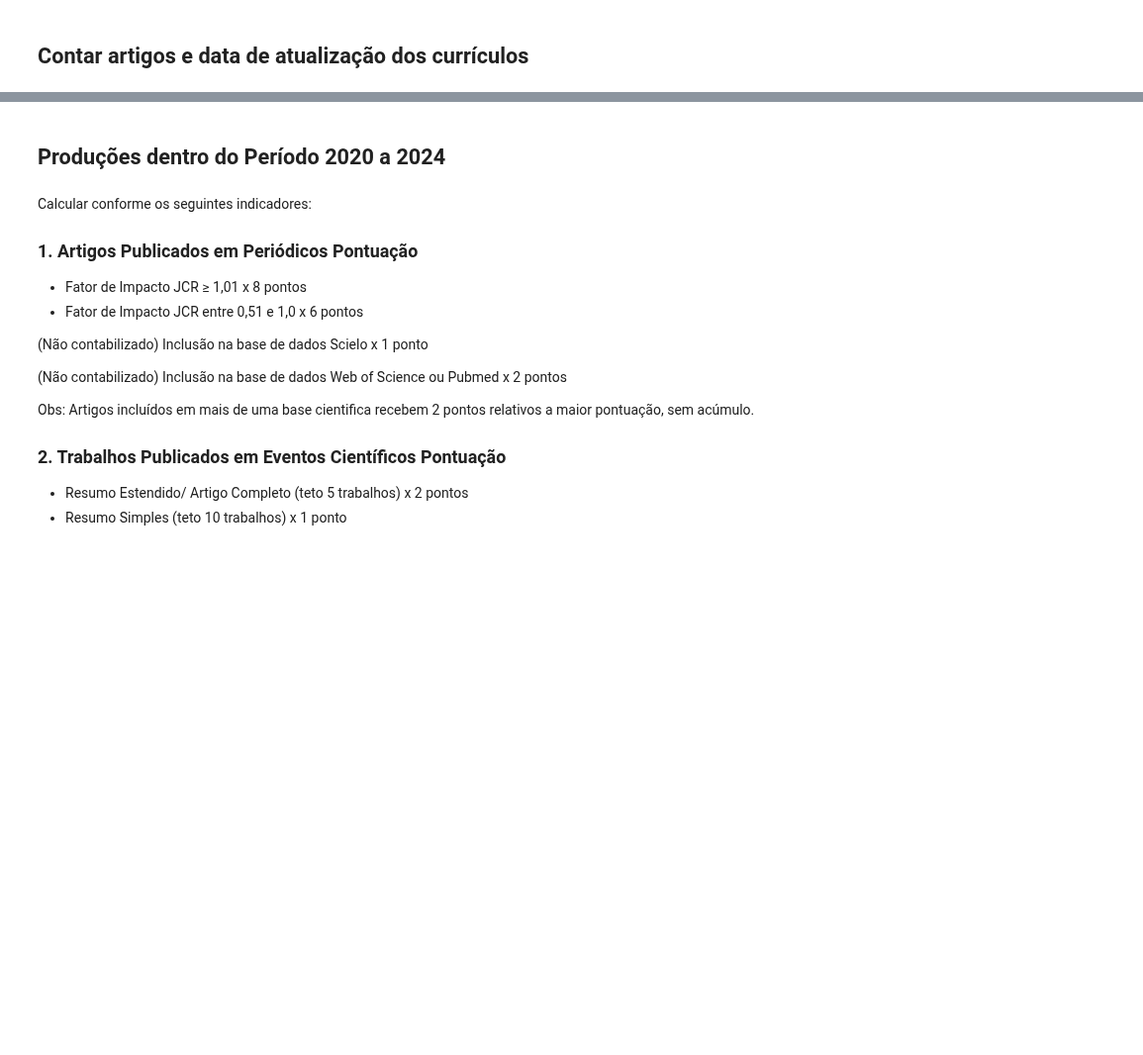
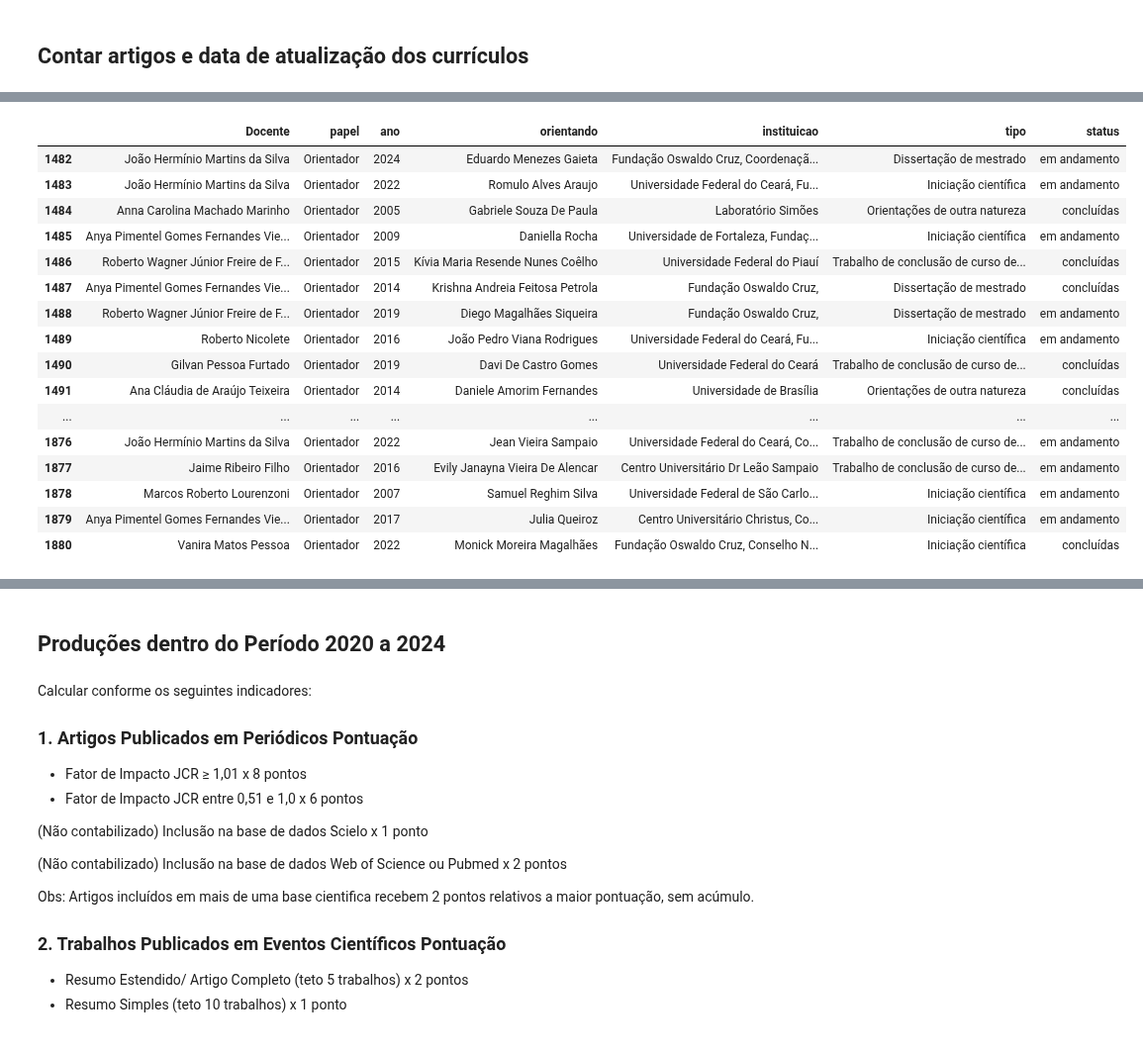
Before and after one commit to makaires77/ppgcs, a Jupyter notebook: nbk_eval_program_FIOCE.ipynb, the cells around one changed output, grey strips where cells are left out. Shown at 99% size. Saved outputs shown, nothing was run; the diff lists cells and outputs as text; code cells hidden in the pictures; blank space fills up the shorter version.

Commit message:
Correção da extração de Orientações iniciada

```diff
--- a/nbk_eval_program_FIOCE.ipynb
+++ b/nbk_eval_program_FIOCE.ipynb
@@ -917,7 +845,3 @@ buscar_palavras_chave_scielo(["Alzheimer", "Diag*"])
-# %%
-# Quando a busca por título/ano na SciELO for implementada
-resultado = verificar_indexacao(titulo=titulo_exemplo, ano=ano_exemplo)
-print(resultado)
 # %% [markdown]
 # <b>F01b: Ler dados salvos</b>
 # %% [markdown]
@@ -1150,0 +1314,7 @@ dtf_atualizado
+# %%
+doi_exemplo = "https://doi.org/10.1590/S0104-11692008000100023"
+titulo_exemplo = "Aluminum as a risk factor for Alzheimer's disease"
+ano_de_publicacao = "2008"
+
+resultado = verificar_indexacao(doi=doi_exemplo, titulo=titulo_exemplo, ano=2023)
+print(resultado)
@@ -1150,0 +1323,3 @@ dtf_atualizado
+# %%
+resultado = verificar_indexacao(titulo=titulo_exemplo, ano=ano_de_publicacao)
+print(resultado)
@@ -1150,0 +1755,29 @@ dtf_atualizado
+# %%
+import pandas as pd
+
+# Gera a lista de orientações
+orientacoes_lista = extrair_orientacoes_geral(dict_list_docents)
+
+# Create the DataFrame
+df_orientacoes = pd.DataFrame(orientacoes_lista)
+# %%
+k=1482
+df_orientacoes[k:k+600]
+# %% [output]
+|  | Docente | papel | ano | orientando | instituicao | tipo | status |
+| 1482 | João Hermínio Martins da Silva | Orientador | 2024 | Eduardo Menezes Gaieta | Fundação Oswaldo Cruz, Coordenaçã... | Dissertação de mestrado | em andamento |
+| 1483 | João Hermínio Martins da Silva | Orientador | 2022 | Romulo Alves Araujo | Universidade Federal do Ceará, Fu... | Iniciação científica | em andamento |
+| 1484 | Anna Carolina Machado Marinho | Orientador | 2005 | Gabriele Souza De Paula | Laboratório Simões | Orientações de outra natureza | concluídas |
+| 1485 | Anya Pimentel Gomes Fernandes Vie... | Orientador | 2009 | Daniella Rocha | Universidade de Fortaleza, Fundaç... | Iniciação científica | em andamento |
+| 1486 | Roberto Wagner Júnior Freire de F... | Orientador | 2015 | Kívia Maria Resende Nunes Coêlho | Universidade Federal do Piauí | Trabalho de conclusão de curso de... | concluídas |
+| 1487 | Anya Pimentel Gomes Fernandes Vie... | Orientador | 2014 | Krishna Andreia Feitosa Petrola | Fundação Oswaldo Cruz, | Dissertação de mestrado | concluídas |
+| 1488 | Roberto Wagner Júnior Freire de F... | Orientador | 2019 | Diego Magalhães Siqueira | Fundação Oswaldo Cruz, | Dissertação de mestrado | em andamento |
+| 1489 | Roberto Nicolete | Orientador | 2016 | João Pedro Viana Rodrigues | Universidade Federal do Ceará, Fu... | Iniciação científica | em andamento |
+| 1490 | Gilvan Pessoa Furtado | Orientador | 2019 | Davi De Castro Gomes | Universidade Federal do Ceará | Trabalho de conclusão de curso de... | concluídas |
+| 1491 | Ana Cláudia de Araújo Teixeira | Orientador | 2014 | Daniele Amorim Fernandes | Universidade de Brasília | Orientações de outra natureza | concluídas |
+| ... | ... | ... | ... | ... | ... | ... | ... |
+| 1876 | João Hermínio Martins da Silva | Orientador | 2022 | Jean Vieira Sampaio | Universidade Federal do Ceará, Co... | Trabalho de conclusão de curso de... | em andamento |
+| 1877 | Jaime Ribeiro Filho | Orientador | 2016 | Evily Janayna Vieira De Alencar | Centro Universitário Dr Leão Sampaio | Trabalho de conclusão de curso de... | em andamento |
+| 1878 | Marcos Roberto Lourenzoni | Orientador | 2007 | Samuel Reghim Silva | Universidade Federal de São Carlo... | Iniciação científica | em andamento |
+| 1879 | Anya Pimentel Gomes Fernandes Vie... | Orientador | 2017 | Julia Queiroz | Centro Universitário Christus, Co... | Iniciação científica | em andamento |
+| 1880 | Vanira Matos Pessoa | Orientador | 2022 | Monick Moreira Magalhães | Fundação Oswaldo Cruz, Conselho N... | Iniciação científica | concluídas |
```
Also changed, not shown: parts of 66 cells of this notebook, 8 other files.
